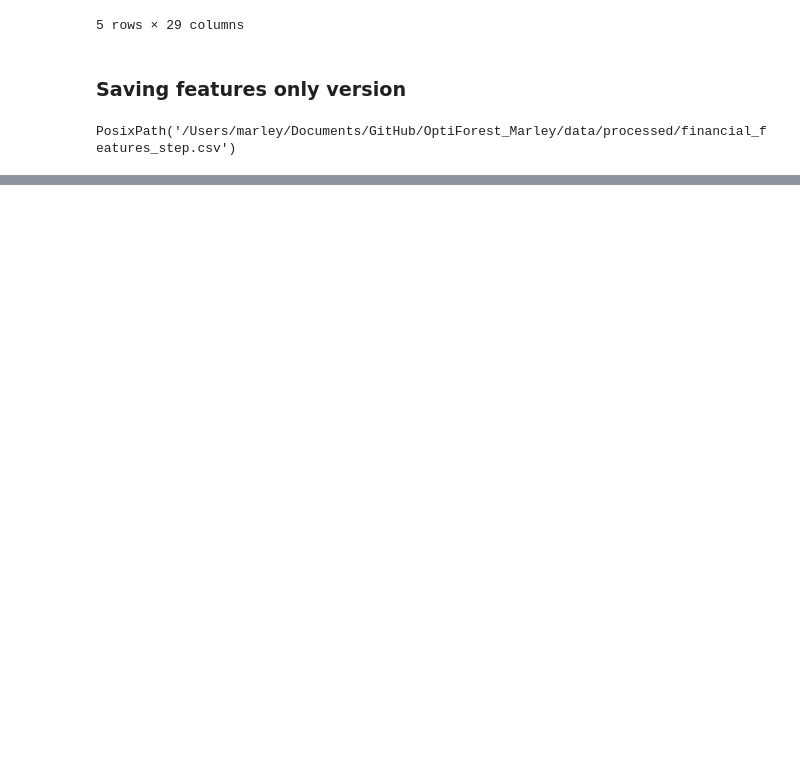
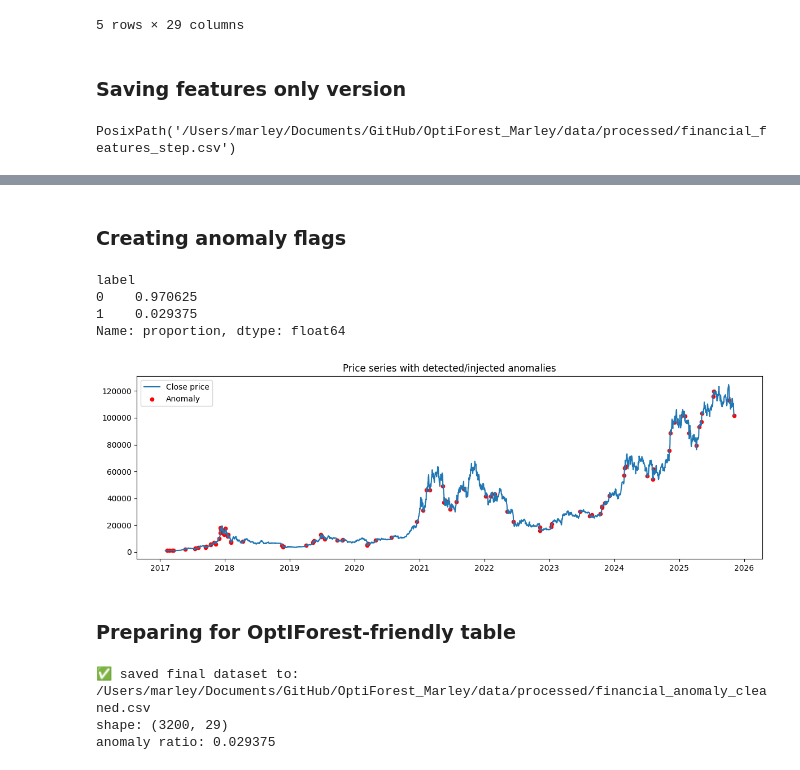
Before and after one commit to marleybharat/OptIForest, a Jupyter notebook: data_construction.ipynb, the cells around one changed output, grey strips where cells are left out. Cells and saved outputs as stored; diff of their text form; code cells hidden in the pictures; blank space fills up the shorter version.

```diff
--- a/data_construction.ipynb
+++ b/data_construction.ipynb
@@ -365,0 +424,64 @@ PosixPath('/Users/marley/Documents/GitHub/OptiForest_Marley/data/processed/finan
+# %% [markdown]
+### Creating anomaly flags
+# %%
+import numpy as np
+
+df_anom = df.copy()
+
+# 1) price-based anomaly using z-score on pct_return
+ret = df_anom["pct_return"].fillna(0)
+ret_z = (ret - ret.mean()) / ret.std()
+
+price_anom = ret_z.abs() > 3   # you can tighten/loosen later
+
+# 2) volume-based anomaly
+vol = df_anom["volume_spike_ratio"].fillna(0)
+vol_z = (vol - vol.mean()) / vol.std()
+volume_anom = vol_z > 3
+
+# combine
+df_anom["label"] = 0
+df_anom.loc[price_anom | volume_anom, "label"] = 1
+
+df_anom["label"].value_counts(normalize=True)
+# %% [output]
+label
+0    0.970625
+1    0.029375
+Name: proportion, dtype: float64
+# %%
+import matplotlib.pyplot as plt
+
+plt.figure(figsize=(12,4))
+plt.plot(df_anom["Date"], df_anom["Close"], label="Close price")
+plt.scatter(
+    df_anom.loc[df_anom["label"]==1, "Date"],
+    df_anom.loc[df_anom["label"]==1, "Close"],
+    color="red",
+    label="Anomaly",
+    s=20
+)
+plt.title("Price series with detected/injected anomalies")
+plt.legend()
+plt.tight_layout()
+plt.show()
+# %% [output]
+[figure, added]
+# %% [markdown]
+### Preparing for OptIForest-friendly table
+# %%
+# drop non-numeric / date column
+final_df = df_anom.drop(columns=["Date"])
+
+# (optional) fill any remaining NaNs with 0
+final_df = final_df.fillna(0)
+
+out_path = REPO_ROOT / "data" / "processed" / "financial_anomaly_cleaned.csv"
+final_df.to_csv(out_path, index=False)
+print("✅ saved final dataset to:", out_path)
+print("shape:", final_df.shape)
+print("anomaly ratio:", final_df["label"].mean())
+# %% [output]
+✅ saved final dataset to: /Users/marley/Documents/GitHub/OptiForest_Marley/data/processed/financial_anomaly_cleaned.csv
+shape: (3200, 29)
+anomaly ratio: 0.029375
```
Also changed, not shown: parts of 9 cells of this notebook.
